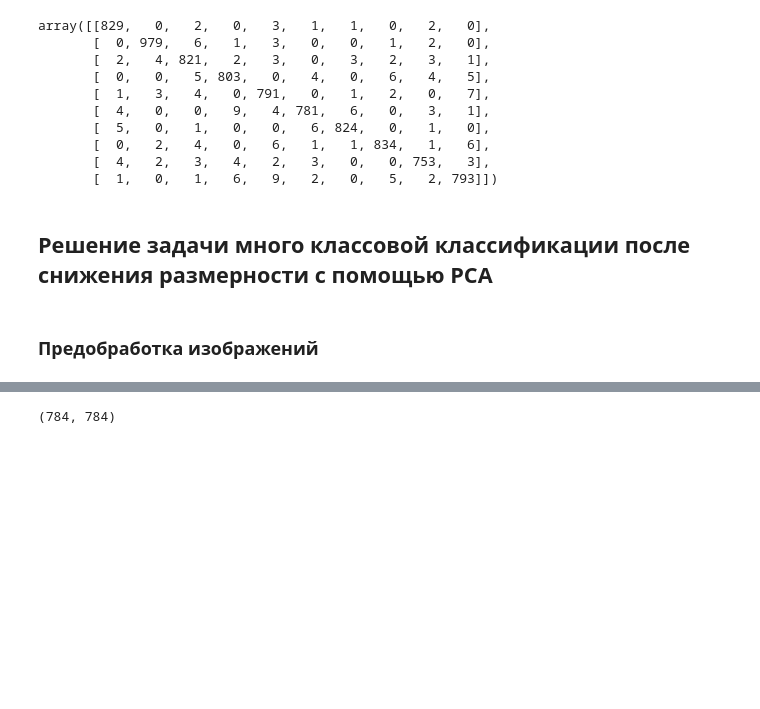
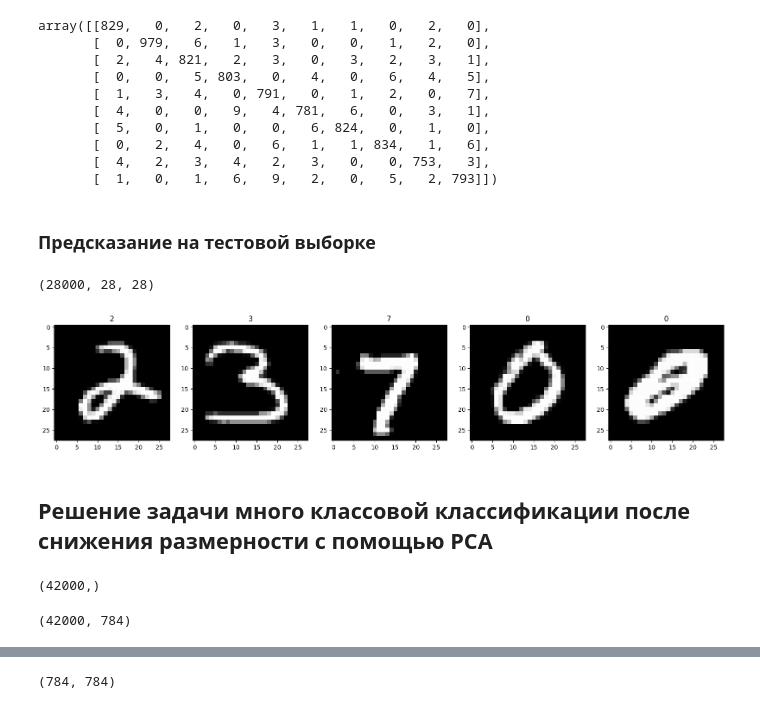
Before and after one commit to BalshowAndrew/computer_vision, a Jupyter notebook: opencv_part1/hw01_cvml.ipynb, the cells around one changed output, grey strips where cells are left out. Drawn from its saved outputs; the diff is of its cells as text; code cells hidden in the pictures; blank space fills up the shorter version.

```diff
--- a/opencv_part1/hw01_cvml.ipynb
+++ b/opencv_part1/hw01_cvml.ipynb
@@ -112,3 +109,5 @@ array([[829,   0,   2,   0,   3,   1,   1,   0,   2,   0],
        [  0,   2,   4,   0,   6,   1,   1, 834,   1,   6],
        [  4,   2,   3,   4,   2,   3,   0,   0, 753,   3],
        [  1,   0,   1,   6,   9,   2,   0,   5,   2, 793]])
+# %% [markdown]
+### Предсказание на тестовой выборке
@@ -115,4 +116,19 @@ array([[829,   0,   2,   0,   3,   1,   1,   0,   2,   0],
+# %%
+test_predict = svm.predict(test)
+# %%
+test_img = np.resize(test, (test.shape[0], 28, 28))
+test_img.shape
+# %% [output]
+(28000, 28, 28)
+# %%
+fig = plt.figure(figsize=(20, 10))
+indices = np.random.choice(range(len(test_img)), 5)
+img_prediction = zip(test_img[indices], test_predict[indices])
+for i, (img, pred) in enumerate(img_prediction, 1):
+    subplot = fig.add_subplot(1, 5, i)
+    plt.imshow(img, cmap='gray');
+    subplot.set_title('%d' % pred);
+# %% [output]
+[figure, added]
 # %% [markdown]
 ## Решение задачи много классовой классификации после снижения размерности с помощью PCA
-# %% [markdown]
-### Предобработка изображений
@@ -118,0 +138,10 @@ array([[829,   0,   2,   0,   3,   1,   1,   0,   2,   0],
+# %%
+y = train[:, 0]
+y.shape
+# %% [output]
+(42000,)
+# %%
+train = train[:, 1:]
+train.shape
+# %% [output]
+(42000, 784)
```
Also changed, not shown: parts of 55 cells of this notebook, 4 other files.
